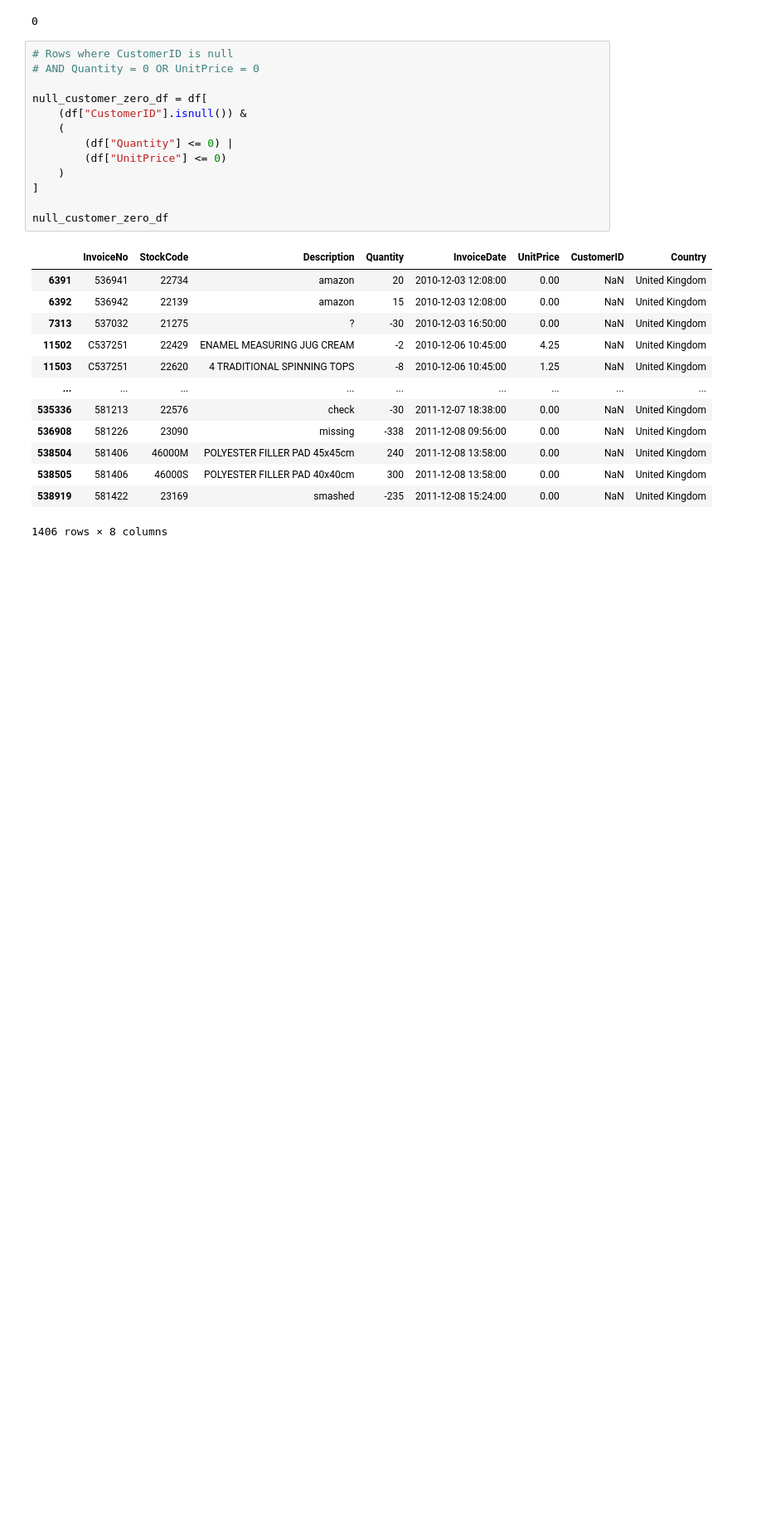
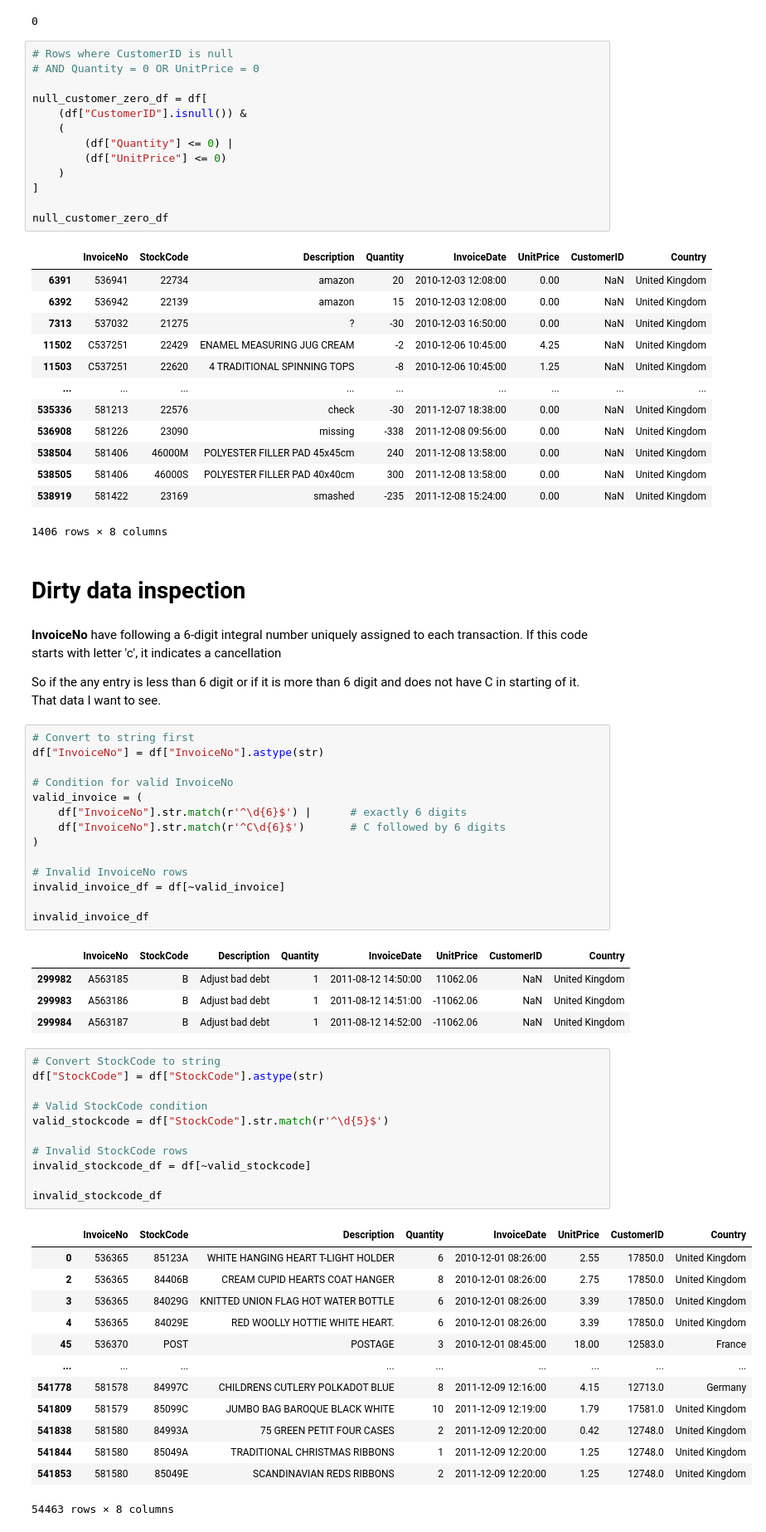
Before and after one commit to Krauser24816/Customer_Churn_and_Retention, a Jupyter notebook: Wrangling/Wrangling-1.ipynb, the cells around one changed output. Shown at 83% size. Cells and saved outputs as stored; diff of their text form; blank space fills up the shorter version.

```diff
--- a/Wrangling/Wrangling-1.ipynb
+++ b/Wrangling/Wrangling-1.ipynb
@@ -239,3 +239,54 @@ null_customer_zero_df
 | 538505 | 581406 | 46000S | POLYESTER FILLER PAD 40x40cm | 300 | 2011-12-08 13:58:00 | 0.00 | NaN | United Kingdom |
 | 538919 | 581422 | 23169 | smashed | -235 | 2011-12-08 15:24:00 | 0.00 | NaN | United Kingdom |
 1406 rows × 8 columns
+# %% [markdown]
+# Dirty data inspection
+# %% [markdown]
+**InvoiceNo** have following
+a 6-digit integral number uniquely assigned to each transaction. If this code starts with letter 'c', it indicates a cancellation
+
+So if the any entry is less than 6 digit or if it is more than 6 digit and does not have C in starting of it. That data I want to see.
+# %%
+# Convert to string first
+df["InvoiceNo"] = df["InvoiceNo"].astype(str)
+
+# Condition for valid InvoiceNo
+valid_invoice = (
+    df["InvoiceNo"].str.match(r'^\d{6}$') |      # exactly 6 digits
+    df["InvoiceNo"].str.match(r'^C\d{6}$')       # C followed by 6 digits
+)
+
+# Invalid InvoiceNo rows
+invalid_invoice_df = df[~valid_invoice]
+
+invalid_invoice_df
+# %% [output]
+|  | InvoiceNo | StockCode | Description | Quantity | InvoiceDate | UnitPrice | CustomerID | Country |
+| 299982 | A563185 | B | Adjust bad debt | 1 | 2011-08-12 14:50:00 | 11062.06 | NaN | United Kingdom |
+| 299983 | A563186 | B | Adjust bad debt | 1 | 2011-08-12 14:51:00 | -11062.06 | NaN | United Kingdom |
+| 299984 | A563187 | B | Adjust bad debt | 1 | 2011-08-12 14:52:00 | -11062.06 | NaN | United Kingdom |
+# %%
+# Convert StockCode to string
+df["StockCode"] = df["StockCode"].astype(str)
+
+# Valid StockCode condition
+valid_stockcode = df["StockCode"].str.match(r'^\d{5}$')
+
+# Invalid StockCode rows
+invalid_stockcode_df = df[~valid_stockcode]
+
+invalid_stockcode_df
+# %% [output]
+|  | InvoiceNo | StockCode | Description | Quantity | InvoiceDate | UnitPrice | CustomerID | Country |
+| 0 | 536365 | 85123A | WHITE HANGING HEART T-LIGHT HOLDER | 6 | 2010-12-01 08:26:00 | 2.55 | 17850.0 | United Kingdom |
+| 2 | 536365 | 84406B | CREAM CUPID HEARTS COAT HANGER | 8 | 2010-12-01 08:26:00 | 2.75 | 17850.0 | United Kingdom |
+| 3 | 536365 | 84029G | KNITTED UNION FLAG HOT WATER BOTTLE | 6 | 2010-12-01 08:26:00 | 3.39 | 17850.0 | United Kingdom |
+| 4 | 536365 | 84029E | RED WOOLLY HOTTIE WHITE HEART. | 6 | 2010-12-01 08:26:00 | 3.39 | 17850.0 | United Kingdom |
+| 45 | 536370 | POST | POSTAGE | 3 | 2010-12-01 08:45:00 | 18.00 | 12583.0 | France |
+| ... | ... | ... | ... | ... | ... | ... | ... | ... |
+| 541778 | 581578 | 84997C | CHILDRENS CUTLERY POLKADOT BLUE | 8 | 2011-12-09 12:16:00 | 4.15 | 12713.0 | Germany |
+| 541809 | 581579 | 85099C | JUMBO BAG BAROQUE BLACK WHITE | 10 | 2011-12-09 12:19:00 | 1.79 | 17581.0 | United Kingdom |
+| 541838 | 581580 | 84993A | 75 GREEN PETIT FOUR CASES | 2 | 2011-12-09 12:20:00 | 0.42 | 12748.0 | United Kingdom |
+| 541844 | 581580 | 85049A | TRADITIONAL CHRISTMAS RIBBONS | 1 | 2011-12-09 12:20:00 | 1.25 | 12748.0 | United Kingdom |
+| 541853 | 581580 | 85049E | SCANDINAVIAN REDS RIBBONS | 2 | 2011-12-09 12:20:00 | 1.25 | 12748.0 | United Kingdom |
+54463 rows × 8 columns
```
Also changed, not shown: parts of 1 cell of this notebook, 1 other file.
